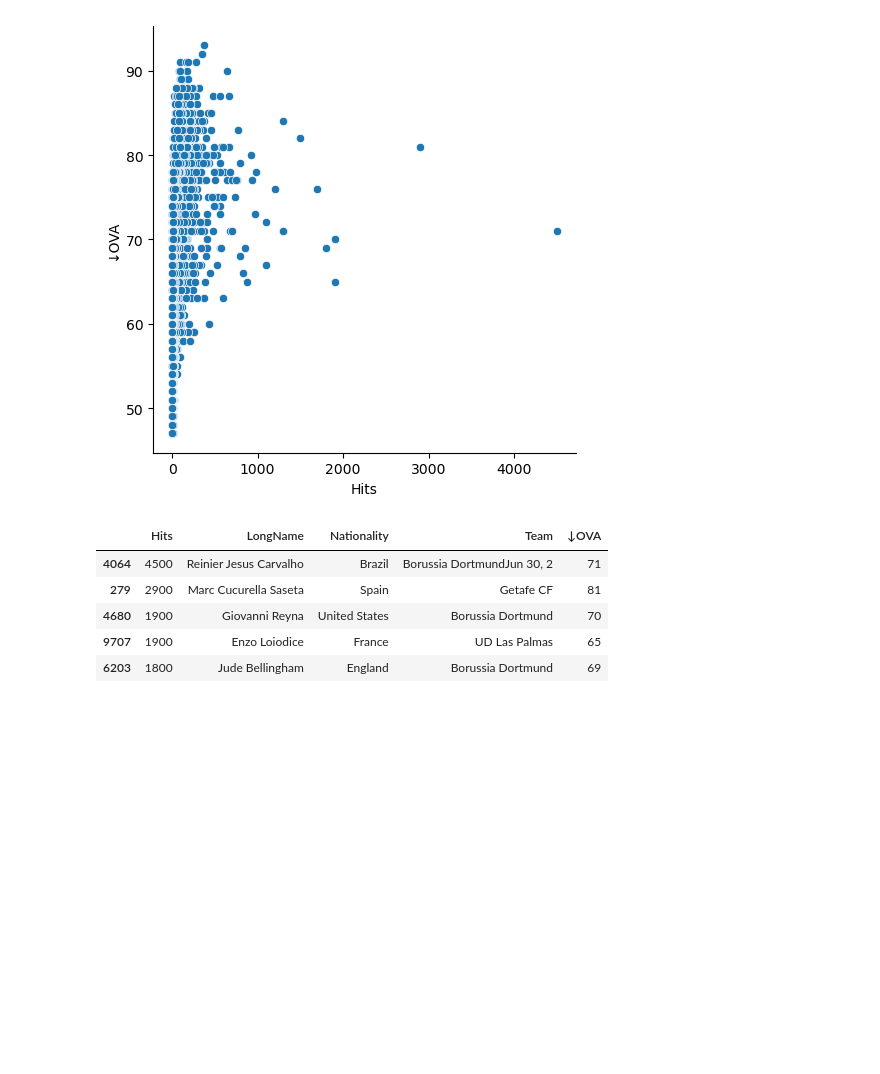
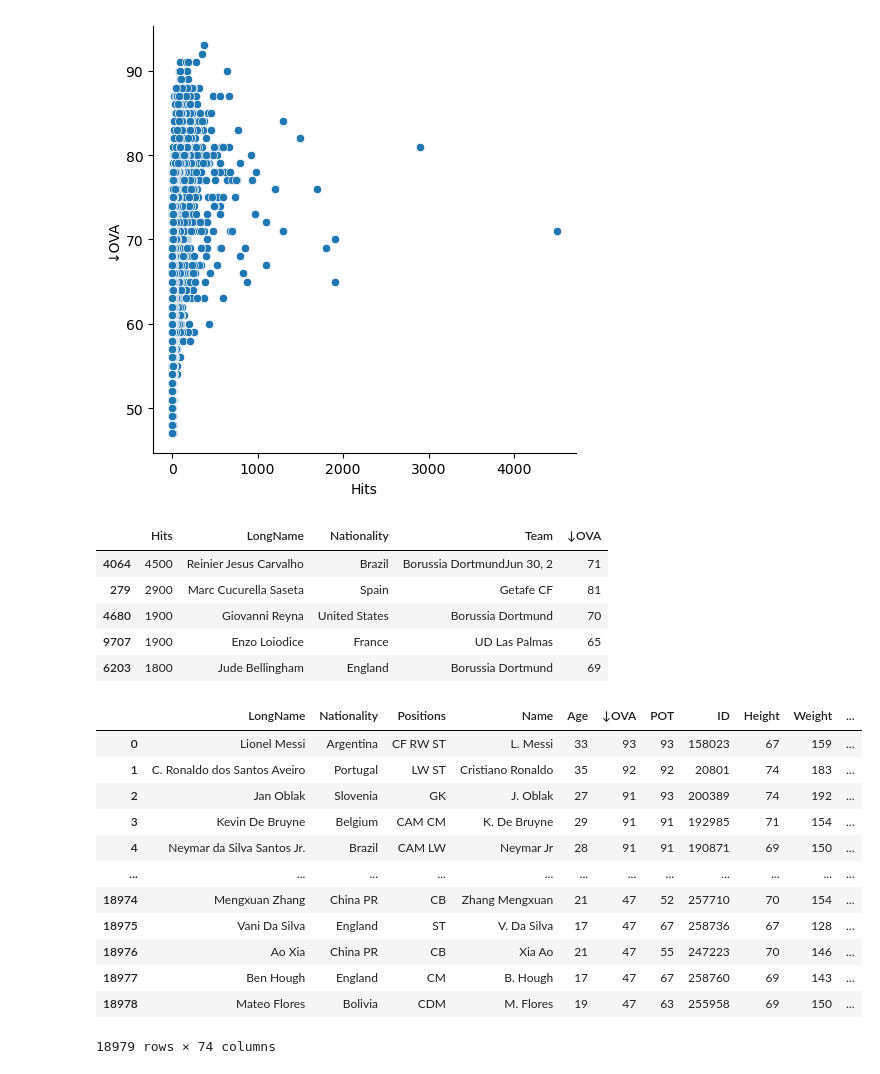
Before and after one commit to papstarlove/Data-Processing-Machine-Learning, a Jupyter notebook: fifa messy data/projet2.ipynb, the cells around one changed output. Cells and saved outputs as stored; diff of their text form; code cells hidden in the pictures; blank space fills up the shorter version.

```diff
--- a/fifa messy data/kaggle1.ipynb
+++ b/fifa messy data/projet2.ipynb
@@ -434,3 +451,19 @@ most_hits[["Hits",'LongName', 'Nationality', 'Team','↓OVA']]
 | 4680 | 1900 | Giovanni Reyna | United States | Borussia Dortmund | 70 |
 | 9707 | 1900 | Enzo Loiodice | France | UD Las Palmas | 65 |
 | 6203 | 1800 | Jude Bellingham | England | Borussia Dortmund | 69 |
+# %%
+df
+# %% [output]
+|  | LongName | Nationality | Positions | Name | Age | ↓OVA | POT | ID | Height | Weight | ... |
+| 0 | Lionel Messi | Argentina | CF RW ST | L. Messi | 33 | 93 | 93 | 158023 | 67 | 159 | ... |
+| 1 | C. Ronaldo dos Santos Aveiro | Portugal | LW ST | Cristiano Ronaldo | 35 | 92 | 92 | 20801 | 74 | 183 | ... |
+| 2 | Jan Oblak | Slovenia | GK | J. Oblak | 27 | 91 | 93 | 200389 | 74 | 192 | ... |
+| 3 | Kevin De Bruyne | Belgium | CAM CM | K. De Bruyne | 29 | 91 | 91 | 192985 | 71 | 154 | ... |
+| 4 | Neymar da Silva Santos Jr. | Brazil | CAM LW | Neymar Jr | 28 | 91 | 91 | 190871 | 69 | 150 | ... |
+| ... | ... | ... | ... | ... | ... | ... | ... | ... | ... | ... | ... |
+| 18974 | Mengxuan Zhang | China PR | CB | Zhang Mengxuan | 21 | 47 | 52 | 257710 | 70 | 154 | ... |
+| 18975 | Vani Da Silva | England | ST | V. Da Silva | 17 | 47 | 67 | 258736 | 67 | 128 | ... |
+| 18976 | Ao Xia | China PR | CB | Xia Ao | 21 | 47 | 55 | 247223 | 70 | 146 | ... |
+| 18977 | Ben Hough | England | CM | B. Hough | 17 | 47 | 67 | 258760 | 69 | 143 | ... |
+| 18978 | Mateo Flores | Bolivia | CDM | M. Flores | 19 | 47 | 63 | 255958 | 69 | 150 | ... |
+18979 rows × 74 columns
```
Also changed, not shown: parts of 23 cells of this notebook, 1 other file.
